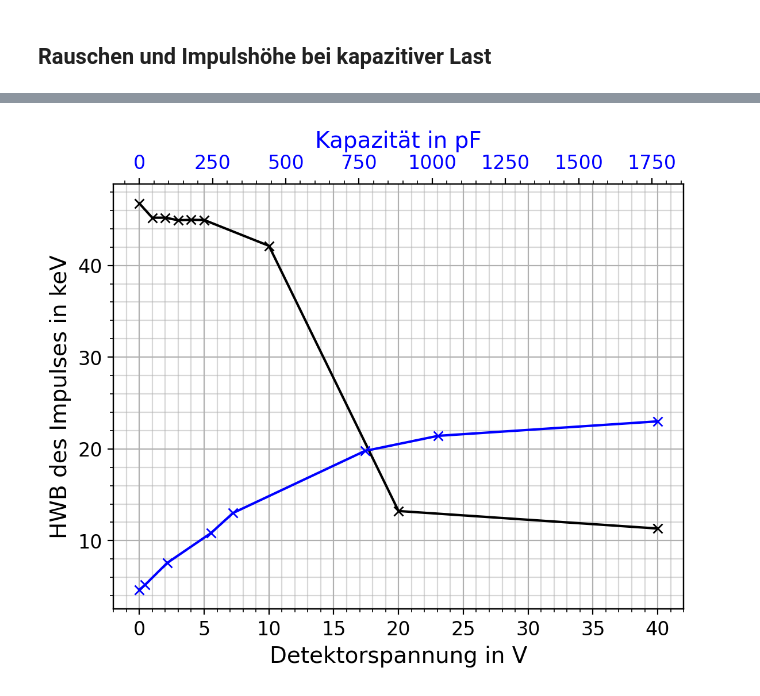
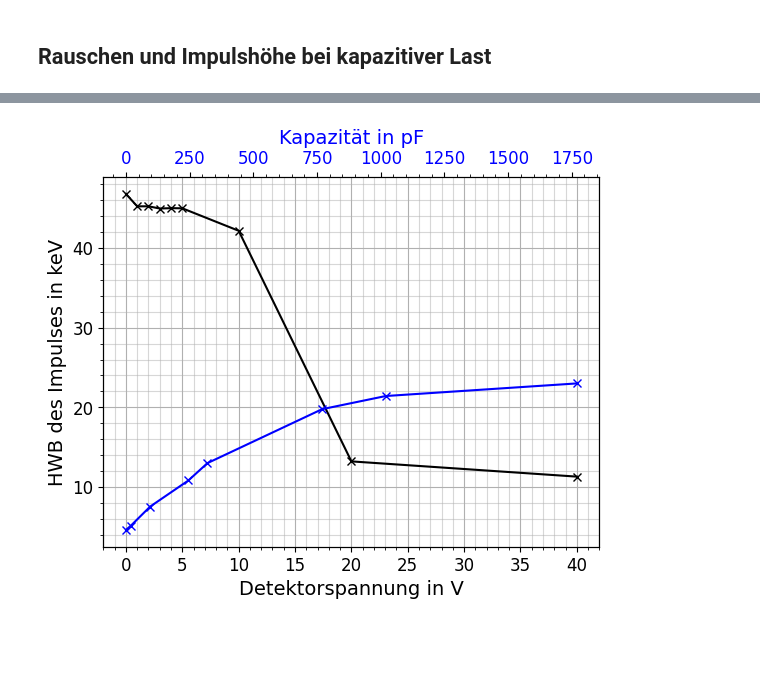
Before and after one commit to NicolasRohrbeck/fprak, a Jupyter notebook: scripts/halbleiter.ipynb, the cells around one changed output, grey strips where cells are left out. Cells and saved outputs as stored; diff of their text form; code cells hidden in the pictures; blank space fills up the shorter version.

```diff
--- a/scripts/halbleiter.ipynb
+++ b/scripts/halbleiter.ipynb
@@ -307,8 +314,8 @@ from scipy.optimize import curve_fit
 def Gauss(x, mu, sig, A):
     return A*np.exp(-(x-mu)**2/(2*sig**2))
 
-fig1, kap = plt.subplots(dpi=200)
-fig2, det = plt.subplots(dpi=200)
+fig1, kap = plt.subplots()
+fig2, det = plt.subplots()
 
 xllim = 4.925
 xulim = 5.075
@@ -366,6 +373,8 @@ for dataset in [rauschen, detektor]:
 HWBV = np.array(HWBV)
 HWBpf = np.array(HWBpf)
 
+fig1.savefig("./Bilder/Gauss_Rauschen.pdf")
+fig2.savefig("./Bilder/Gauss_Detektor.pdf")
 
 for ax in [kap, det]:
     ax.legend(loc=1, fontsize=12)
@@ -392,31 +401,33 @@ for ax in [kap, det]:
 # %%
 # Darstellung der HWB Trends
 
 V = np.array([0, 1, 2, 3, 4, 5, 10, 20, 40])
 pF = np.array([0, 20, 95, 245, 320, 770, 1020, 1770])
 
-fig, ax = plt.subplots(dpi=200)
+fig, ax = plt.subplots()
 ax2 = ax.twiny()
 
 ax.plot(V, HWBV[:,0]*1e3, "x-k")
 ax2.plot(pF, HWBpf[:,0]*1e3, "x-b")
 
 ax.set_xlabel("Detektorspannung in V", fontsize=14)
 ax2.set_xlabel("Kapazität in pF", fontsize=14, color="b")
 ax.set_ylabel("HWB des Impulses in keV", fontsize=14)
 ax.tick_params(axis='both', labelsize=12)
 ax2.tick_params(axis='x', which="both", labelsize=12, labelcolor="b")
 
 ax.minorticks_on()
 ax2.minorticks_on()
 ax.grid(which='major')
 ax.grid(which='minor', alpha=0.5)
 
+fig.savefig("./Bilder/Detektorkapazität.pdf")
+
 plt.show()
 # zwei gleiche HWB entsprechen gleicher Kapazität
 # bei Mehr Spannung, größere Verarmungszone, weniger Kapazität, C = epsilon A/d
 # bei 40V entspricht 280(30) pF
 # mit A=50 mm² und epsilon=epsilon0 * epsilon_r, wobei epsilon_r = 11.7, folgt
 # d = 19(2) µm
 # %% [output]
-[figure, old version]
+[figure, new version]
```
Also changed, not shown: parts of 6 cells of this notebook.
